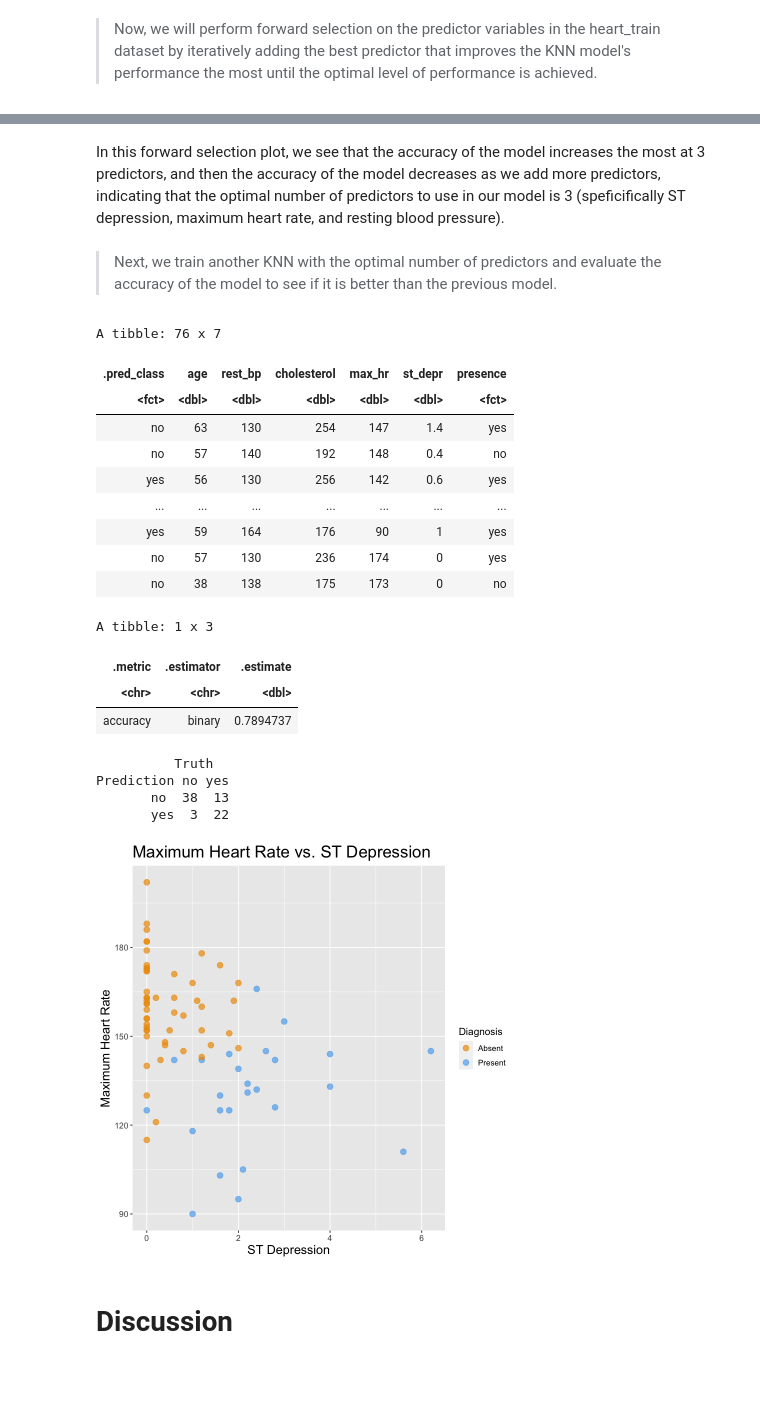
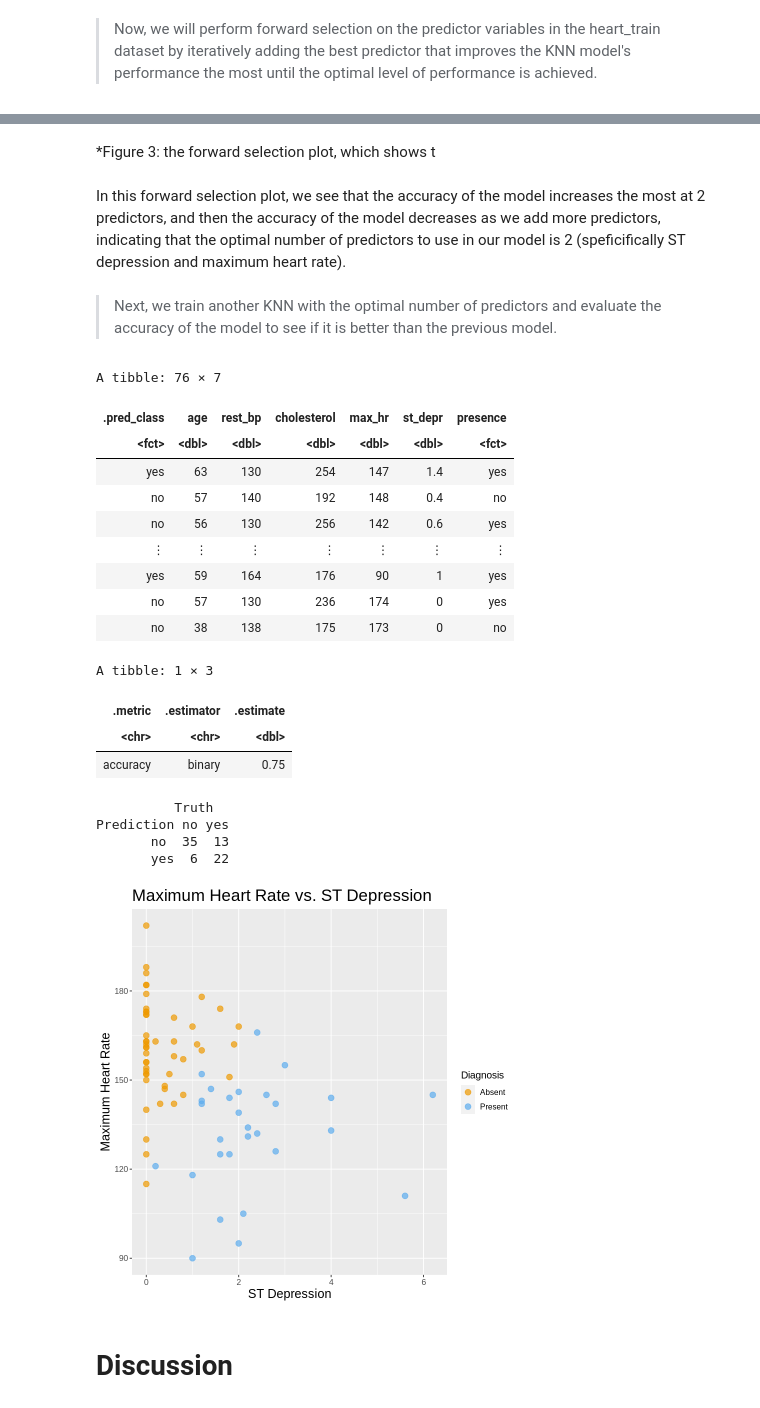
Before and after one commit to itsDagu/dsci100-group-01, a Jupyter notebook: group_proposal.ipynb, the cells around one changed output, grey strips where cells are left out. Drawn from its saved outputs; the diff is of its cells as text; code cells hidden in the pictures; blank space fills up the shorter version.

Commit message:
added labels for figures/tables, still need to check last recipe

```diff
--- a/group_proposal.ipynb
+++ b/group_proposal.ipynb
@@ -409,10 +398,12 @@ accuracy_plot
+# %% [markdown]
+*Figure 3: the forward selection plot, which shows t
 # %% [markdown]
-In this forward selection plot, we see that the accuracy of the model increases the most at 3 predictors, and then the accuracy of the model decreases  as we add more predictors, indicating that the optimal number of predictors to use in our model is 3 (speficifically ST depression, maximum heart rate, and resting blood pressure).
+In this forward selection plot, we see that the accuracy of the model increases the most at 2 predictors, and then the accuracy of the model decreases  as we add more predictors, indicating that the optimal number of predictors to use in our model is 2 (speficifically ST depression and maximum heart rate).
 # %% [markdown]
 > Next, we train another KNN with the optimal number of predictors and evaluate the accuracy of the model to see if it is better than the previous model.
 # %%
 # Recipe
-heart_recipe_final <- recipe(presence ~ st_depr + max_hr + rest_bp, data = heart_train) |>
+heart_recipe_final <- recipe(presence ~ st_depr + max_hr, data = heart_train) |>
     step_scale(all_predictors()) |>
     step_center(all_predictors())
 
@@ -438,42 +429,42 @@ accuracy <- heart_preds_final |>
     filter(.metric == "accuracy")
 accuracy
 
 # Confusion matrix.
 confusion <- heart_preds_final |>
     conf_mat(truth = presence, estimate = .pred_class)
 confusion
 
 # Scatterplot.
 heart_plot <- ggplot(heart_preds_final, aes(x = st_depr, y = max_hr, color = .pred_class)) +
     geom_point(size = 3, alpha = 0.7) +
     labs(x = "ST Depression", y = "Maximum Heart Rate", color = "Diagnosis") +
     scale_color_manual(labels = c("Absent", "Present"), values = c("orange2", "steelblue2")) +
     ggtitle("Maximum Heart Rate vs. ST Depression") +
     theme(text = element_text(size = 12)) +
     theme(axis.title = element_text(size = 15)) +
     theme(axis.text = element_text(size = 10)) +
     theme(plot.title = element_text(size = 20))
 heart_plot
 # %% [output]
-A tibble: 76 x 7
+A tibble: 76 × 7
 | .pred_class | age | rest_bp | cholesterol | max_hr | st_depr | presence |
 | <fct> | <dbl> | <dbl> | <dbl> | <dbl> | <dbl> | <fct> |
-| no | 63 | 130 | 254 | 147 | 1.4 | yes |
+| yes | 63 | 130 | 254 | 147 | 1.4 | yes |
 | no | 57 | 140 | 192 | 148 | 0.4 | no |
-| yes | 56 | 130 | 256 | 142 | 0.6 | yes |
-| ... | ... | ... | ... | ... | ... | ... |
+| no | 56 | 130 | 256 | 142 | 0.6 | yes |
+| ⋮ | ⋮ | ⋮ | ⋮ | ⋮ | ⋮ | ⋮ |
 | yes | 59 | 164 | 176 | 90 | 1 | yes |
 | no | 57 | 130 | 236 | 174 | 0 | yes |
 | no | 38 | 138 | 175 | 173 | 0 | no |
-A tibble: 1 x 3
+A tibble: 1 × 3
 | .metric | .estimator | .estimate |
 | <chr> | <chr> | <dbl> |
-| accuracy | binary | 0.7894737 |
+| accuracy | binary | 0.75 |
           Truth
 Prediction no yes
-       no  38  13
-       yes  3  22
+       no  35  13
+       yes  6  22
-[figure, old version]
+[figure, new version]
 # %% [markdown]
 # Discussion
 # %% [markdown]
```
Also changed, not shown: parts of 14 cells of this notebook.
